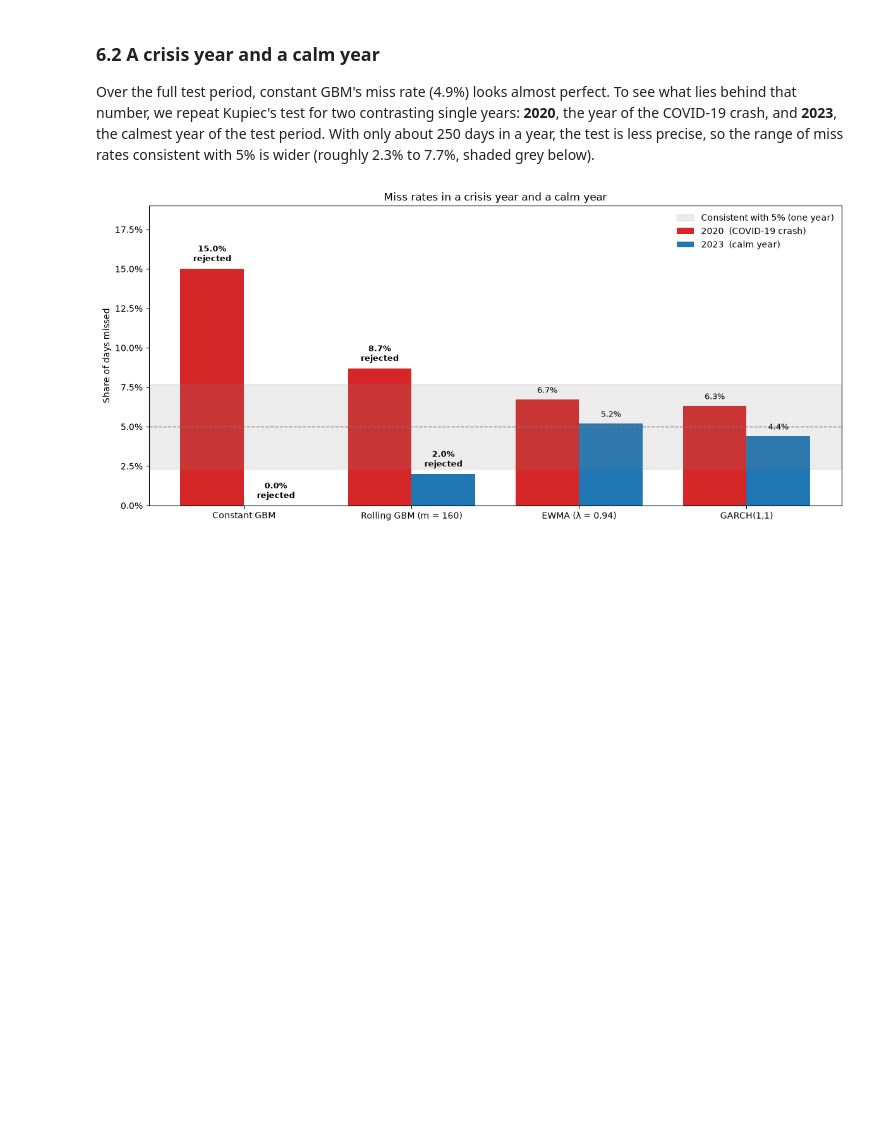
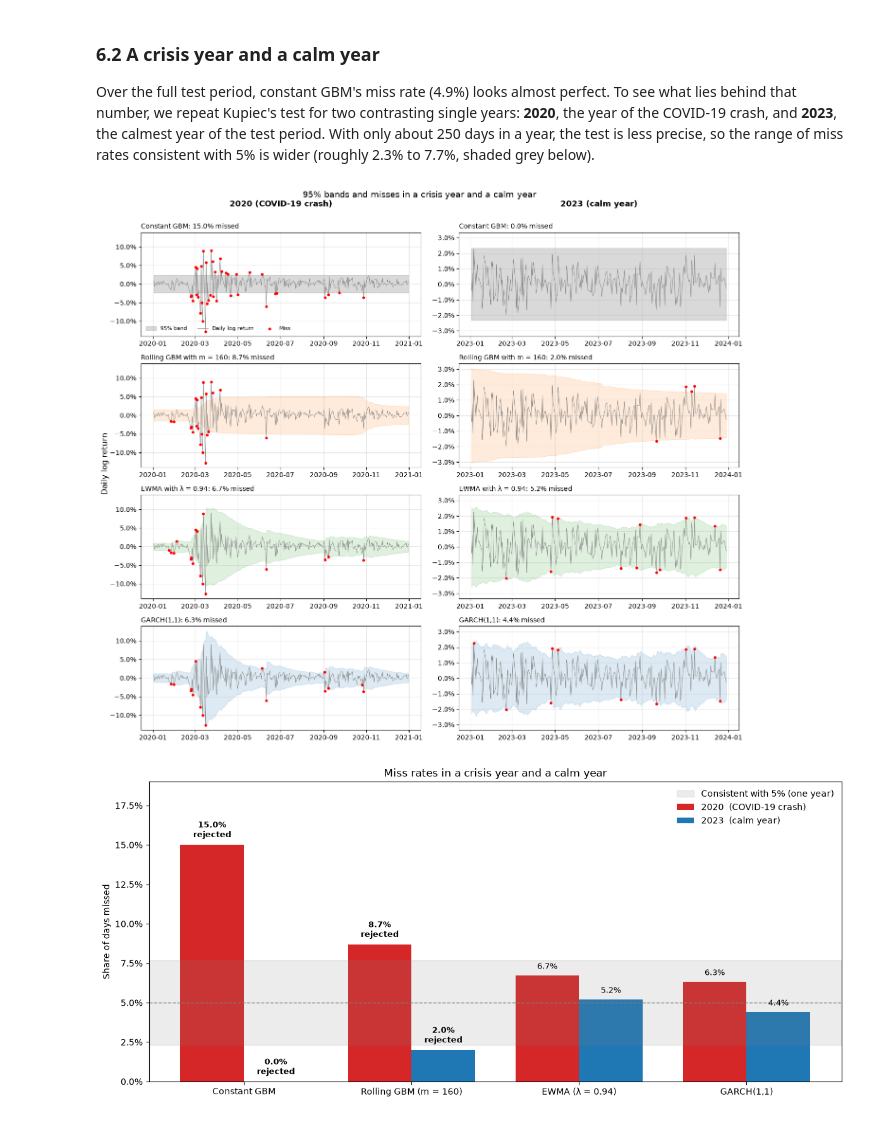
Before and after one commit to Harry140896/Volatility-band-width, a Jupyter notebook: volatility_band_width.ipynb, the cells around one changed output. Saved outputs shown, nothing was run; the diff lists cells and outputs as text; code cells hidden in the pictures; blank space fills up the shorter version.

```diff
--- a/volatility_band_width.ipynb
+++ b/volatility_band_width.ipynb
@@ -631,6 +665,40 @@ plt.show()
 ### 6.2 A crisis year and a calm year
 
 Over the full test period, constant GBM's miss rate (4.9%) looks almost perfect. To see what lies behind that number, we repeat Kupiec's test for two contrasting single years: **2020**, the year of the COVID-19 crash, and **2023**, the calmest year of the test period. With only about 250 days in a year, the test is less precise, so the range of miss rates consistent with 5% is wider (roughly 2.3% to 7.7%, shaded grey below).
+# %%
+years = ["2020", "2023"]
+year_titles = {"2020": "2020 (COVID-19 crash)", "2023": "2023 (calm year)"}
+
+fig, axes = plt.subplots(len(sigmas), len(years), figsize=(14, 12), sharey='col')
+
+for row, ((name, sigma), colour, miss_all) in enumerate(zip(sigmas.items(), colours, hits)):
+    lower, upper = sigma_to_band(sigma)
+    for col, year in enumerate(years):
+        ax = axes[row, col]
+        r = test_log_returns.loc[year]
+        lo, up = lower.loc[year], upper.loc[year]
+        miss = miss_all.loc[year]
+
+        # shaded band, returns, and misses
+        ax.fill_between(up.index, lo.values, up.values, color=colour, alpha=0.15, label='95% band')
+        ax.plot(r.index, r.values, lw=0.6, color='grey', label='Daily log return')
+        ax.scatter(r.index[miss], r[miss], color='red', s=10, zorder=3, label='Miss')
+
+        ax.set_title(f"{name}: {miss.mean():.1%} missed", loc='left', fontsize=10)
+        ax.yaxis.set_major_formatter(PercentFormatter(1.0))
+        ax.grid(alpha=0.3)
+
+for col, year in enumerate(years):
+    axes[0, col].annotate(year_titles[year], xy=(0.5, 1.25), xycoords='axes fraction',
+                          ha='center', fontsize=12, fontweight='bold')
+
+axes[0, 0].legend(loc='lower left', frameon=False, ncol=3, fontsize=8)
+fig.supylabel("Daily log return")
+fig.suptitle("95% bands and misses in a crisis year and a calm year", fontsize=13)
+plt.tight_layout()
+plt.show()
+# %% [output]
+[figure, added]
 # %%
 years = ["2020", "2023"]
 year_colours = {"2020": "tab:red", "2023": "tab:blue"}
```
Also changed, not shown: parts of 44 cells of this notebook, 2 other files.
